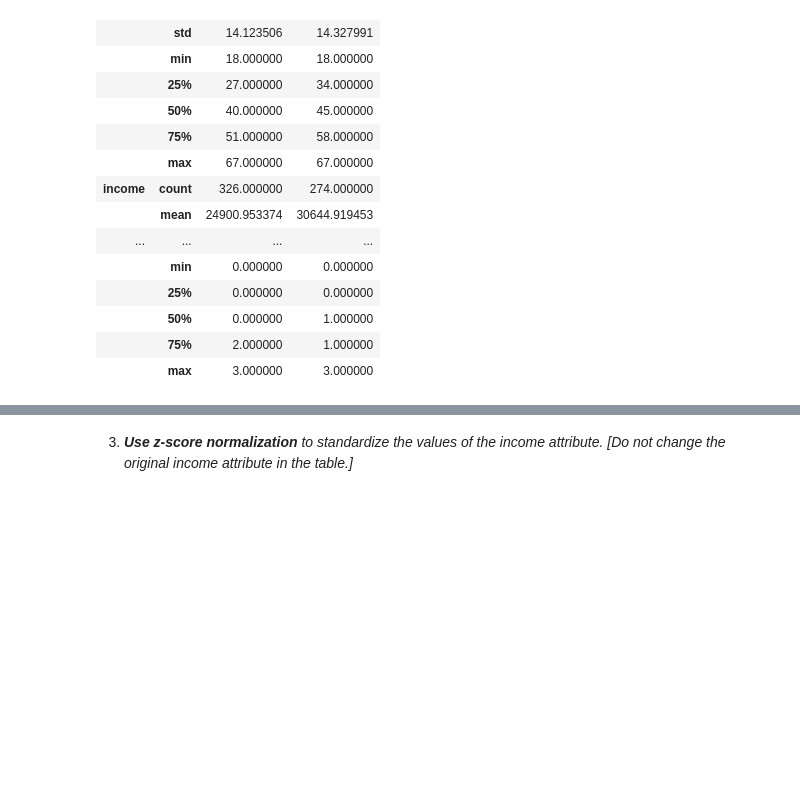
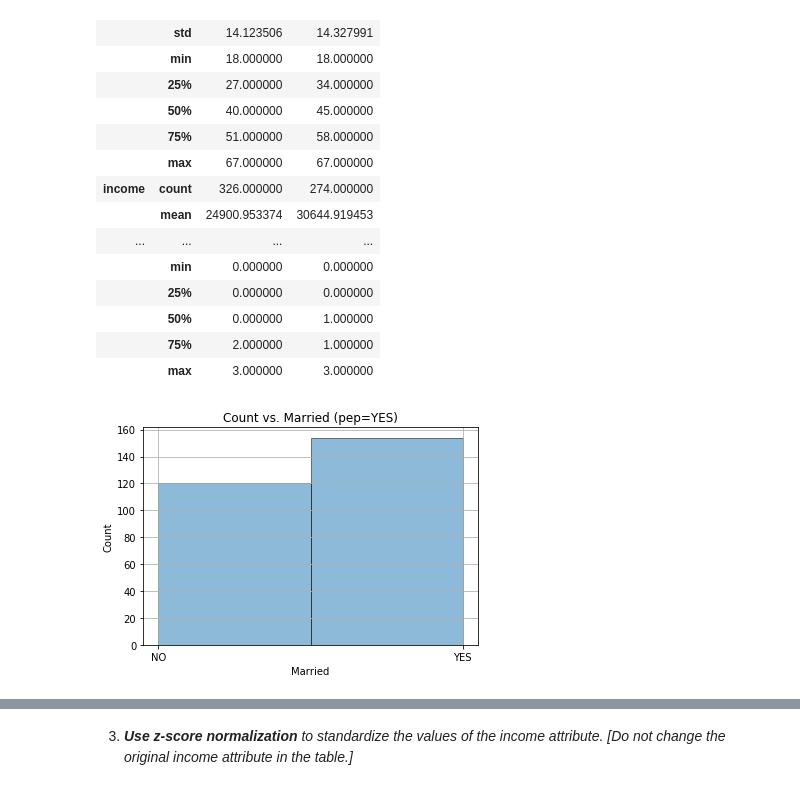
Before and after one commit to claytoncohn/DSC478, a Jupyter notebook: Jupyter/Assignment1.ipynb, the cells around one changed output, grey strips where cells are left out. Saved outputs shown, nothing was run; the diff lists cells and outputs as text; code cells hidden in the pictures; blank space fills up the shorter version.

Commit message:
compared pep marriage and proofread

```diff
--- a/Jupyter/Assignment1.ipynb
+++ b/Jupyter/Assignment1.ipynb
@@ -150,3 +150,16 @@ df.groupby("pep").describe().T
 |  | 50% | 0.000000 | 1.000000 |
 |  | 75% | 2.000000 | 1.000000 |
 |  | max | 3.000000 | 3.000000 |
+# %%
+# I wanted to look at the marriage category as well because it looked like there was a relationship
+pep_yes = df[df['pep'] == 'YES']
+pep_no = df[df['pep'] == 'NO']
+# %%
+# pep=YES marriage
+plt.hist(pep_yes["married"], bins=2, alpha=0.5, histtype='bar', ec='black')
+plt.xlabel('Married')
+plt.ylabel('Count')
+plt.title('Count vs. Married (pep=YES)')
+plt.grid(True)
+# %% [output]
+[figure, added]
```
Also changed, not shown: parts of 7 cells of this notebook.
